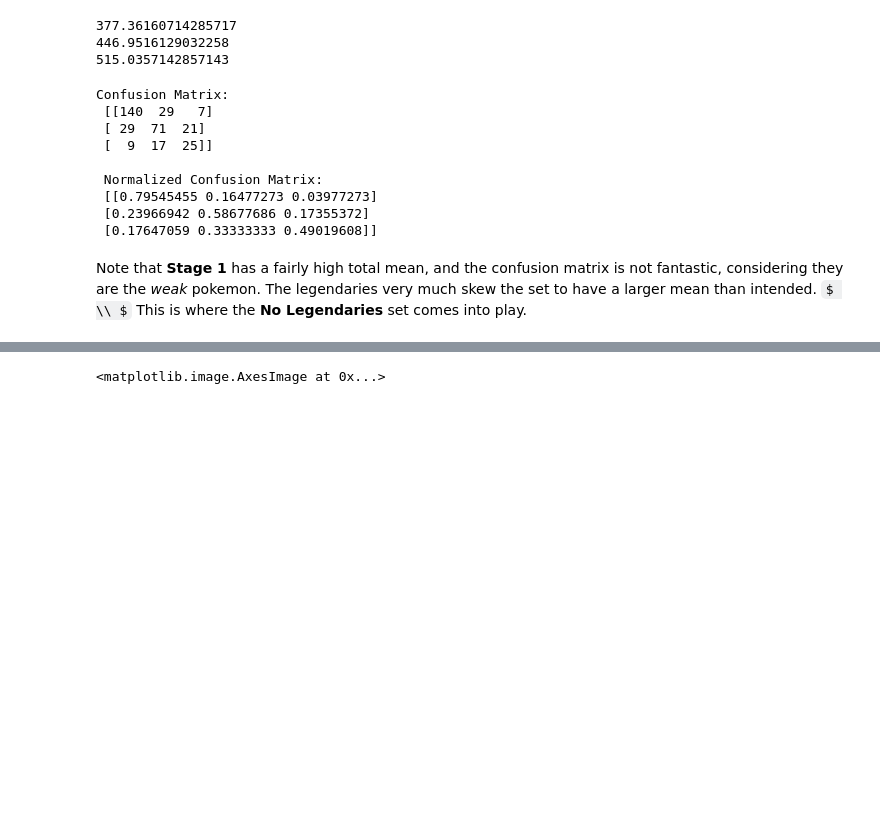
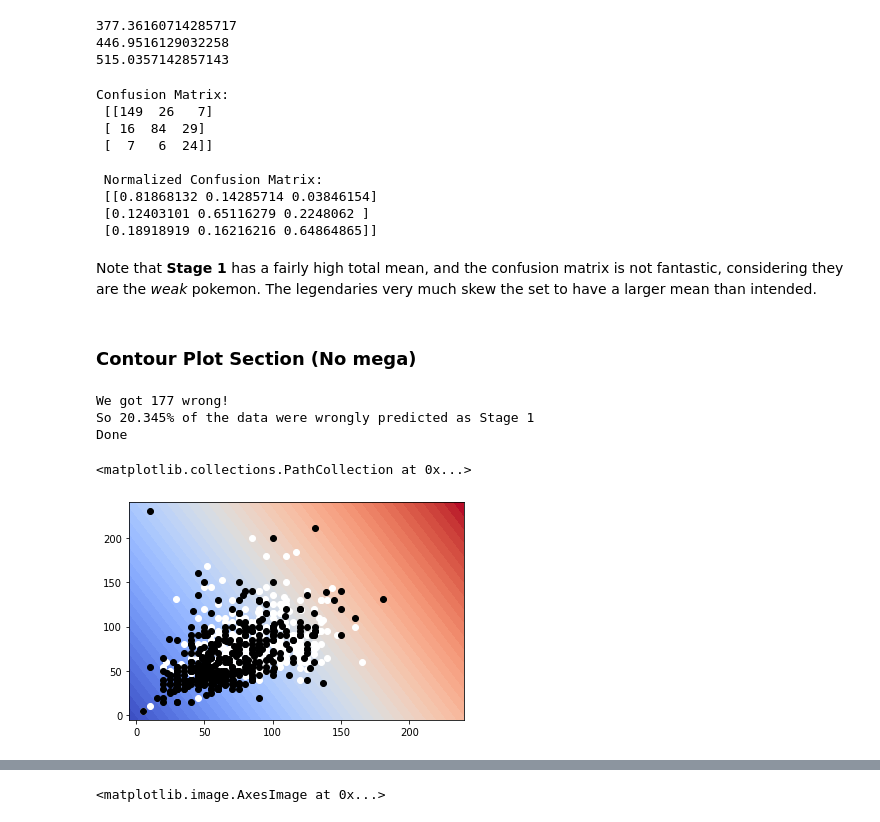
Before and after one commit to samdish7/COSC311, a Jupyter notebook: Projects/Project2/Project2.ipynb, the cells around one changed output, grey strips where cells are left out. Saved outputs shown, nothing was run; the diff lists cells and outputs as text; code cells hidden in the pictures; some formulas as TeX source; blank space fills up the shorter version.

```diff
--- a/Projects/Project2/Project2.ipynb
+++ b/Projects/Project2/Project2.ipynb
@@ -119,15 +131,7 @@ print(f'The predicted stage of {random_pokemon} is ~> Stage {pred.most_common(1)
 The predicted stage of [100, 601] is ~> Stage 1
 # %%
 # test to see how this alg performs on large sums of data
-def divideSets(p,data):
-    copydata = copy.deepcopy(data)
-    np.random.shuffle(copydata)
-    list1 = copydata[:int(p*len(copydata))]
-    list2 = copydata[int(p*len(copydata)):]
-    return (list1,list2)
-
-
-stages = noMega[['Total', 'Stage']].to_numpy()
+stages = noMega[['Total', 'Stage']].values
 
 p = 0.6
 n = len(noMega['Total'])
@@ -176,15 +180,17 @@ print(three['Total'].mean())
 # %%
 #print('True Evolution Stages \n', label2)
 #print('\n Predicted Evolution Stages \n', predictions)
-print('Confusion Matrix: \n', cm(label2,predictions))
-print('\n Normalized Confusion Matrix: \n', cm(label2,predictions, normalize = 'true'))
+mcm = cm(label2,predictions)
+nmcm= cm(label2,predictions, normalize = 'true')
+print('Confusion Matrix: \n', mcm)
+print('\n Normalized Confusion Matrix: \n', nmcm)
 # %% [output]
 Confusion Matrix:
- [[140  29   7]
- [ 29  71  21]
- [  9  17  25]]
+ [[149  26   7]
+ [ 16  84  29]
+ [  7   6  24]]
 
  Normalized Confusion Matrix:
- [[0.79545455 0.16477273 0.03977273]
- [0.23966942 0.58677686 0.17355372]
- [0.17647059 0.33333333 0.49019608]]
+ [[0.81868132 0.14285714 0.03846154]
+ [0.12403101 0.65116279 0.2248062 ]
+ [0.18918919 0.16216216 0.64864865]]
@@ -193,2 +197,2 @@ Confusion Matrix:
 # %% [markdown]
-Note that **Stage 1** has a fairly high total mean, and the confusion matrix is not fantastic, considering they are the *weak* pokemon. The legendaries very much skew the set to have a larger mean than intended. $ \\ $ This is where the __No Legendaries__ set comes into play.
+Note that **Stage 1** has a fairly high total mean, and the confusion matrix is not fantastic, considering they are the *weak* pokemon. The legendaries very much skew the set to have a larger mean than intended.
@@ -194,0 +201,35 @@ Note that **Stage 1** has a fairly high total mean, and the confusion matrix is
+# %% [markdown]
+### Contour Plot Section (No mega)
+# %%
+# Stage 1
+X = noMega[['Attack', 'Defense']].values
+Y = noMega['Stage']
+Y = Y.replace([1,2,3], [1,0,0]).values.astype('float64') #if stage 1, Stage = 1, 0 otherwise
+knn.train(X,Y)
+
+#predict them!
+prediction = []
+for x in X:
+    prediction.append(knn.predict(x))
+predictions = [prediction[i].most_common(2)[0][0] for i in range(len(prediction))]
+
+num_wrong = np.sum(np.not_equal(predictions, Y))
+print(f'We got {num_wrong} wrong!\nSo {round(num_wrong/len(X) * 100, 3)}% of the data were wrongly predicted as Stage 1')
+
+# plotting time
+# make sure grid contains all of our data
+r_min = np.min(X) - 10
+r_max = np.max(X) + 10
+
+xs, ys = np.meshgrid(np.arange(r_min, r_max, 0.1), np.arange(r_min, r_max, 0.1))
+zs = [ [ f(xs[i,j], ys[i,j]) for j in range(len(ys)) ] for i in range(len(xs)) ]
+print("Done")
+plt.contourf(xs, ys, zs, levels = 50, cmap = 'coolwarm')
+plt.scatter(X[Y == 0, 0], X[Y == 0, 1], c = 'w')
+plt.scatter(X[Y == 1, 0], X[Y == 1, 1], c = 'k')
+# %% [output]
+We got 177 wrong!
+So 20.345% of the data were wrongly predicted as Stage 1
+Done
+<matplotlib.collections.PathCollection at 0x...>
+[figure, added]
```
Also changed, not shown: parts of 10 cells of this notebook, 1 other file.
